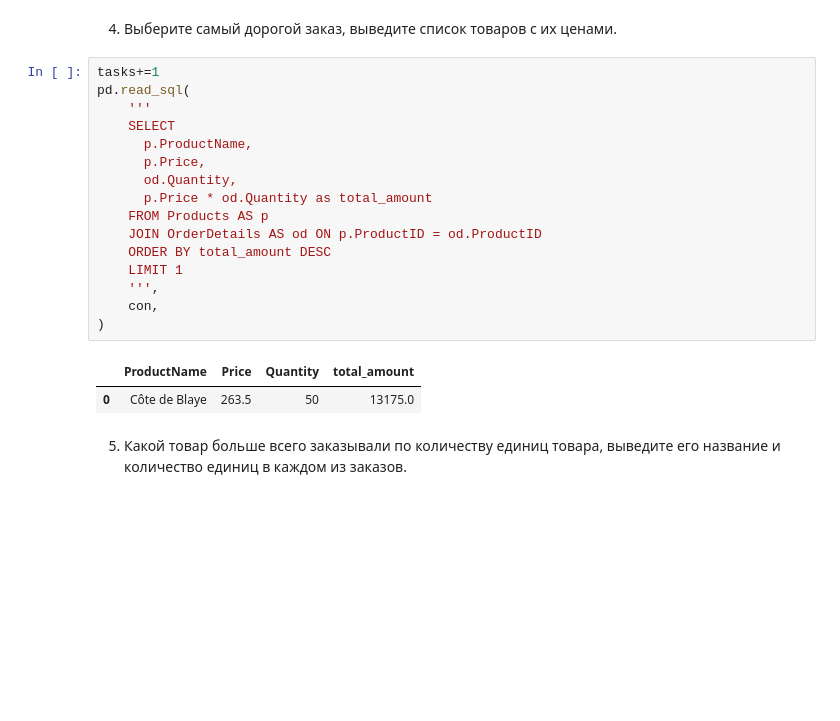
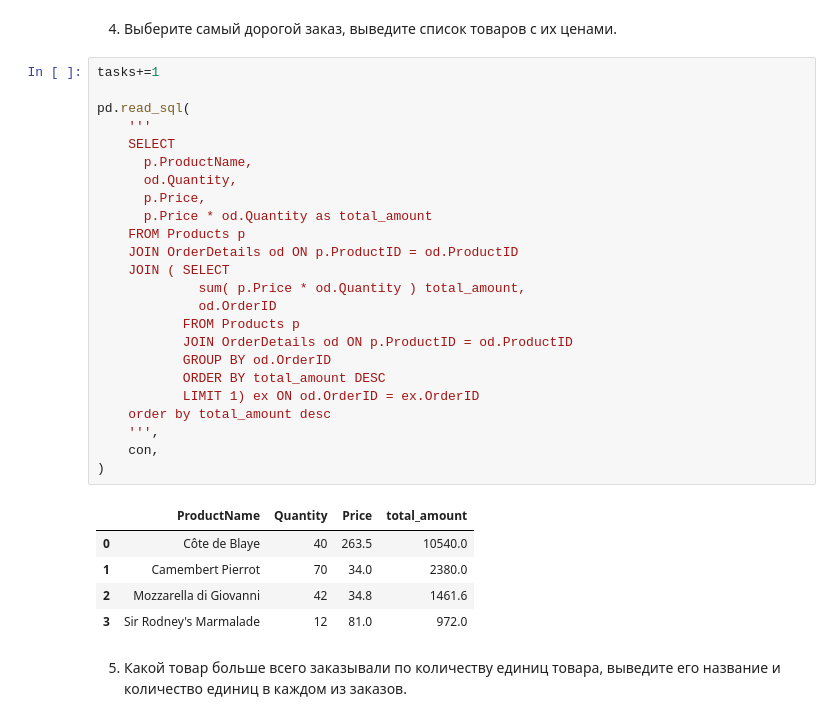
Before and after one commit to PanchenkoVI/start_of_learning_data_scientists, a Jupyter notebook: HM_Task6/HW_1_sql.ipynb, the cells around one changed output. Saved outputs shown, nothing was run; the diff lists cells and outputs as text; blank space fills up the shorter version.

```diff
--- a/HM_Task6/HW_1_sql.ipynb
+++ b/HM_Task6/HW_1_sql.ipynb
@@ -125,23 +125,34 @@ pd.read_sql(
 4. Выберите самый дорогой заказ, выведите список товаров с их ценами.
 # %%
 tasks+=1
+
 pd.read_sql(
     '''
     SELECT
       p.ProductName,
+      od.Quantity,
       p.Price,
-      od.Quantity,
       p.Price * od.Quantity as total_amount
-    FROM Products AS p
-    JOIN OrderDetails AS od ON p.ProductID = od.ProductID
-    ORDER BY total_amount DESC
-    LIMIT 1
+    FROM Products p
+    JOIN OrderDetails od ON p.ProductID = od.ProductID
+    JOIN ( SELECT
+             sum( p.Price * od.Quantity ) total_amount,
+             od.OrderID
+           FROM Products p
+           JOIN OrderDetails od ON p.ProductID = od.ProductID
+           GROUP BY od.OrderID
+           ORDER BY total_amount DESC
+           LIMIT 1) ex ON od.OrderID = ex.OrderID
+    order by total_amount desc
     ''',
     con,
 )
 # %% [output]
-|  | ProductName | Price | Quantity | total_amount |
-| 0 | Côte de Blaye | 263.5 | 50 | 13175.0 |
+|  | ProductName | Quantity | Price | total_amount |
+| 0 | Côte de Blaye | 40 | 263.5 | 10540.0 |
+| 1 | Camembert Pierrot | 70 | 34.0 | 2380.0 |
+| 2 | Mozzarella di Giovanni | 42 | 34.8 | 1461.6 |
+| 3 | Sir Rodney's Marmalade | 12 | 81.0 | 972.0 |
 # %% [markdown]
 5. Какой товар больше всего заказывали по количеству единиц товара, выведите его название и количество единиц в каждом из заказов.
 # %%
```
Also changed, not shown: parts of 2 cells of this notebook.
